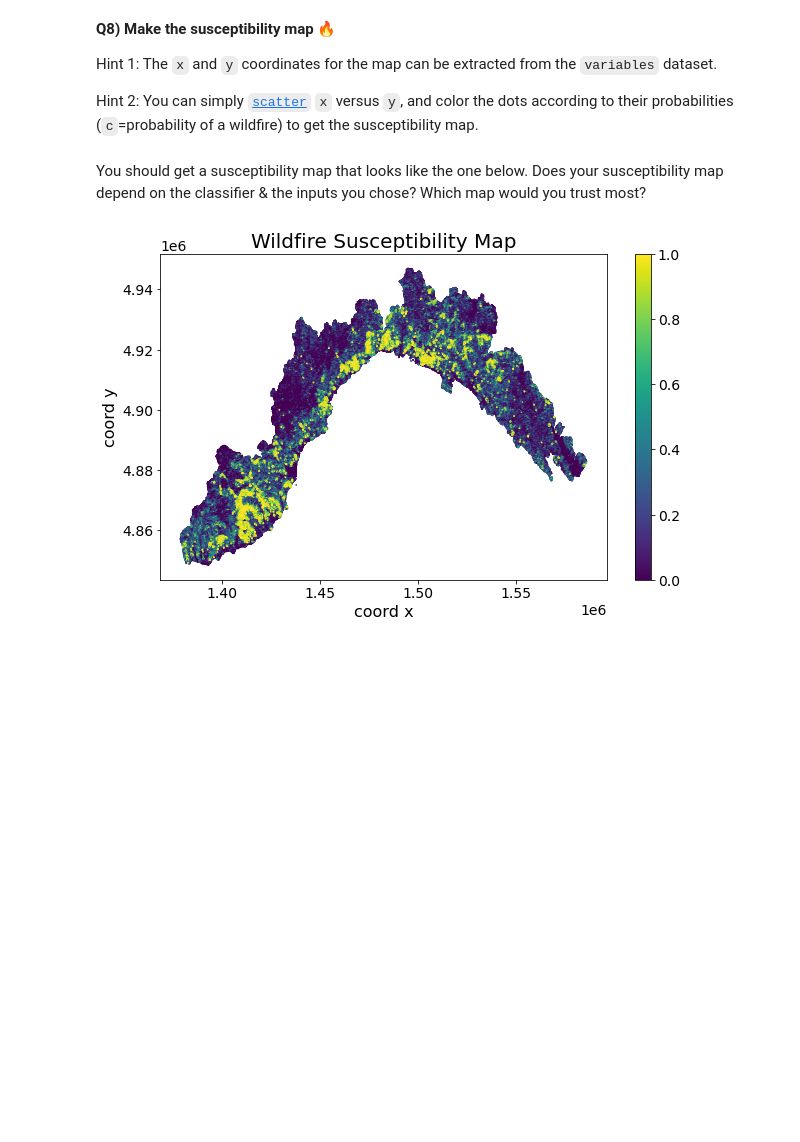
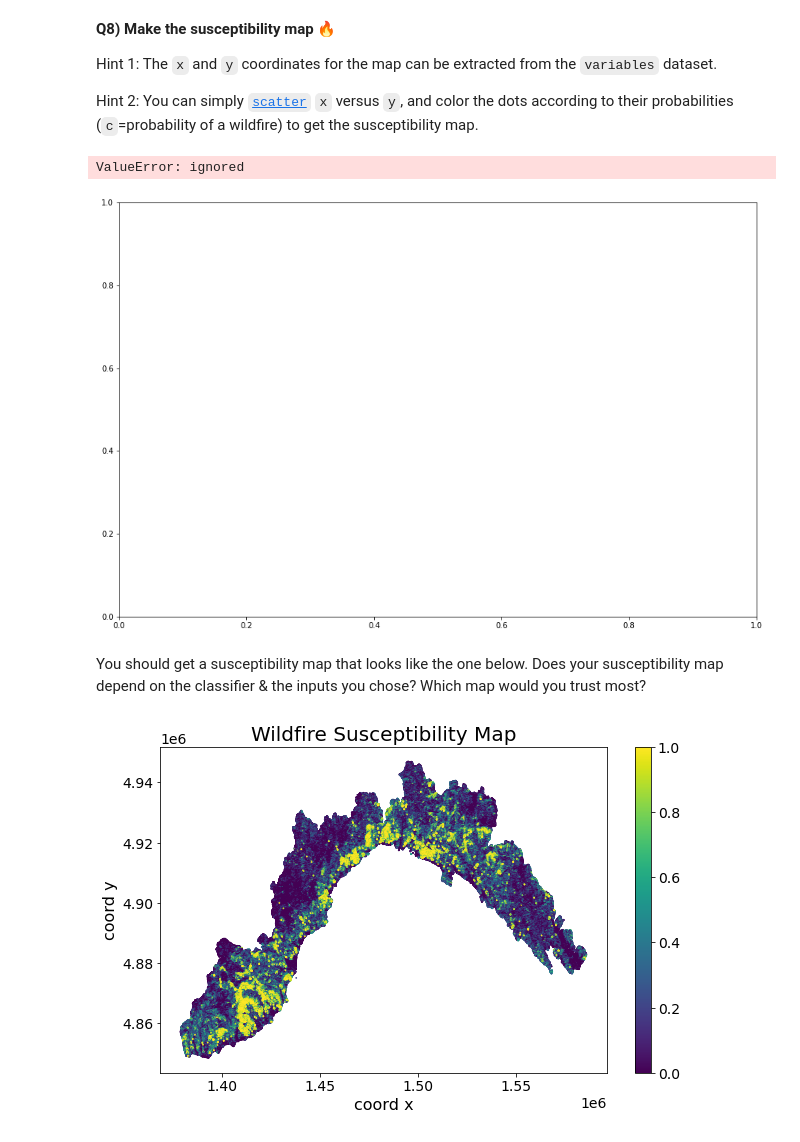
Before and after one commit to AlePol27/2022_ML_Earth_Env_Sci, a Jupyter notebook: Lab_Notebooks/S3_4_Wildfire_Risk_Italy.ipynb, the cells around one changed output. Saved outputs shown, nothing was run; the diff lists cells and outputs as text; code cells hidden in the pictures; blank space fills up the shorter version.

Commit message:
Completed (but error with map)

```diff
--- a/Lab_Notebooks/S3_4_Wildfire_Risk_Italy.ipynb
+++ b/Lab_Notebooks/S3_4_Wildfire_Risk_Italy.ipynb
@@ -300,6 +302,16 @@ Hint 2: You can simply [`scatter`](https://matplotlib.org/stable/api/_as_gen/mat
 # %%
 # Scatter x vs y and color the dots with the predicted probability
 # to make the susceptibility map
+import matplotlib.pyplot as plt
+fig, axes = plt.subplots(figsize = (15, 10))
+c = axes.scatter(x,y,c=y_prob2[:, 1], s = 5)
+fig.colorbar(c)
+axes.set_xlabel('x')
+axes.set_ylabel('y')
+axes.set_title('Wildfire susceptibility map')
+# %% [output]
+ValueError: ignored
+[figure, added]
 # %% [markdown]
 You should get a susceptibility map that looks like the one below. Does your susceptibility map depend on the classifier & the inputs you chose? Which map would you trust most?
 # %% [markdown]
```
Also changed, not shown: parts of 8 cells of this notebook.
